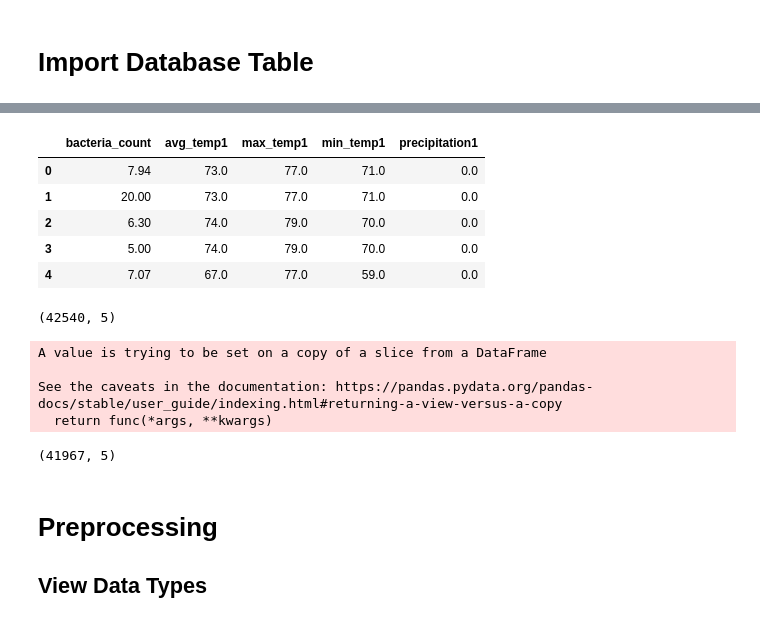
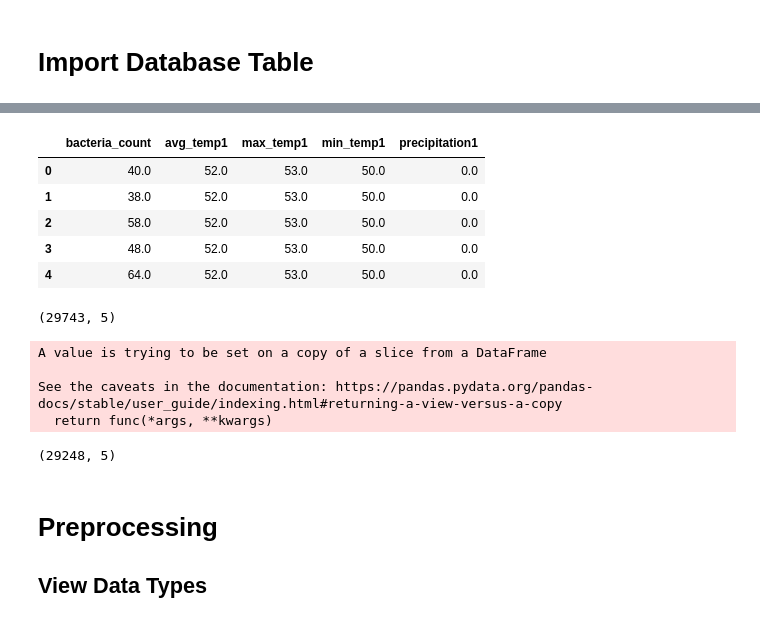
Before and after one commit to david-garza/enterococci_prediction_analysis, a Jupyter notebook: machine_learning/ml_regression.ipynb, the cells around one changed output, grey strips where cells are left out. Saved outputs shown, nothing was run; the diff lists cells and outputs as text; code cells hidden in the pictures.

```diff
--- a/machine_learning/ml_regression.ipynb
+++ b/machine_learning/ml_regression.ipynb
@@ -35,4 +24,4 @@ beach_attributes_df.head()
 # %%
-water_quality_df = pd.read_sql_table("water_quality",con)
-water_quality_df.head()
+data_df = pd.read_sql_table("initial_join",con)
+data_df.head()
 # %% [output]
@@ -75,19 +34,19 @@ bacteria_wx_df.head()
 # %%
 # Create DF of bactiera counts and basic weather data
 columns=["bacteria_count","avg_temp1","max_temp1","min_temp1","precipitation1"]
-basic_df = bacteria_wx_df[columns]
+basic_df = data_df[columns]
 basic_df.head()
 # %% [output]
 |  | bacteria_count | avg_temp1 | max_temp1 | min_temp1 | precipitation1 |
-| 0 | 7.94 | 73.0 | 77.0 | 71.0 | 0.0 |
-| 1 | 20.00 | 73.0 | 77.0 | 71.0 | 0.0 |
-| 2 | 6.30 | 74.0 | 79.0 | 70.0 | 0.0 |
-| 3 | 5.00 | 74.0 | 79.0 | 70.0 | 0.0 |
-| 4 | 7.07 | 67.0 | 77.0 | 59.0 | 0.0 |
+| 0 | 40.0 | 52.0 | 53.0 | 50.0 | 0.0 |
+| 1 | 38.0 | 52.0 | 53.0 | 50.0 | 0.0 |
+| 2 | 58.0 | 52.0 | 53.0 | 50.0 | 0.0 |
+| 3 | 48.0 | 52.0 | 53.0 | 50.0 | 0.0 |
+| 4 | 64.0 | 52.0 | 53.0 | 50.0 | 0.0 |
 # %%
 basic_df.shape
 # %% [output]
-(42540, 5)
+(29743, 5)
 # %%
 basic_df.dropna(inplace=True)
 basic_df.shape
@@ -96,7 +55,7 @@ A value is trying to be set on a copy of a slice from a DataFrame
 
 See the caveats in the documentation: https://pandas.pydata.org/pandas-docs/stable/user_guide/indexing.html#returning-a-view-versus-a-copy
   return func(*args, **kwargs)
-(41967, 5)
+(29248, 5)
 # %% [markdown]
 # Preprocessing
 ## View Data Types
```
Also changed, not shown: parts of 13 cells of this notebook.
